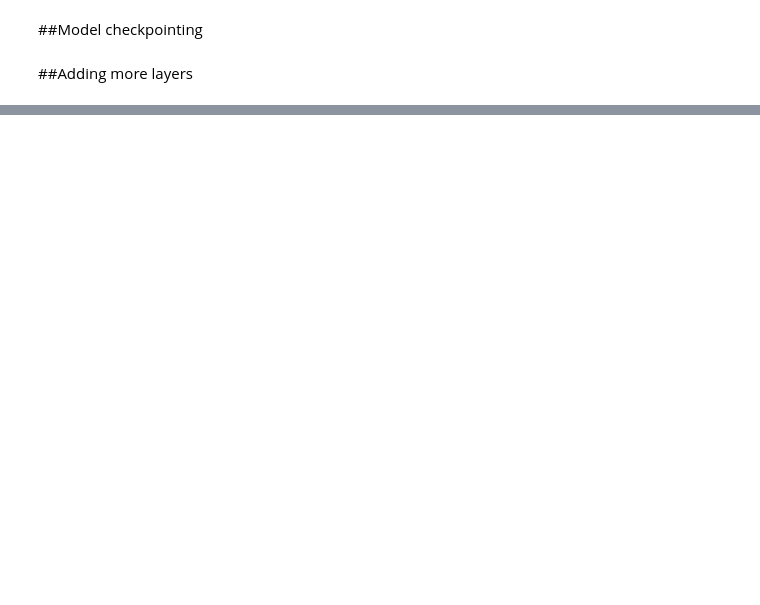
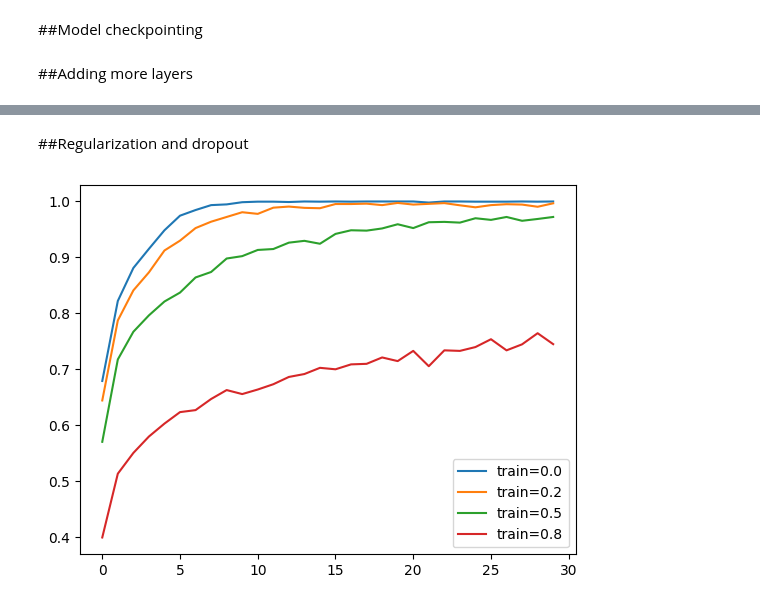
Before and after one commit to rahiakela/machine-learning-research-and-practice, a Jupyter notebook: machine-learning-bookcamp/7-neural-network/01_fashion_classification.ipynb, the cells around one changed output, grey strips where cells are left out. Drawn from its saved outputs; the diff is of its cells as text; code cells hidden in the pictures; blank space fills up the shorter version.

```diff
--- a/machine-learning-bookcamp/7-neural-network/01_fashion_classification.ipynb
+++ b/machine-learning-bookcamp/7-neural-network/01_fashion_classification.ipynb
@@ -377,3 +374,5 @@ plt.show()
 # %%
 # best optimal layer
 inner_size = 100
+# %% [markdown]
+##Regularization and dropout
@@ -379,0 +408,22 @@ inner_size = 100
+# %%
+# best learning_rate param
+learning_rate = 0.001
+# best optimal layer
+inner_size = 100
+
+scores = {}
+for droprate in [0.0, 0.2, 0.5, 0.8]:
+  print(droprate)
+  model = make_model(learning_rate=learning_rate, inner_size=inner_size, dropout_rate=droprate)
+  history = model.fit(train_ds, epochs=30, validation_data=val_ds)
+  scores[droprate] = history.history
+  print()
+  print()
+# %%
+for droprate, hist in scores.items():
+  plt.plot(hist["accuracy"], label=("train=%s" % droprate))
+
+plt.legend()
+plt.show()
+# %% [output]
+[figure, added]
```
Also changed, not shown: parts of 17 cells of this notebook.
